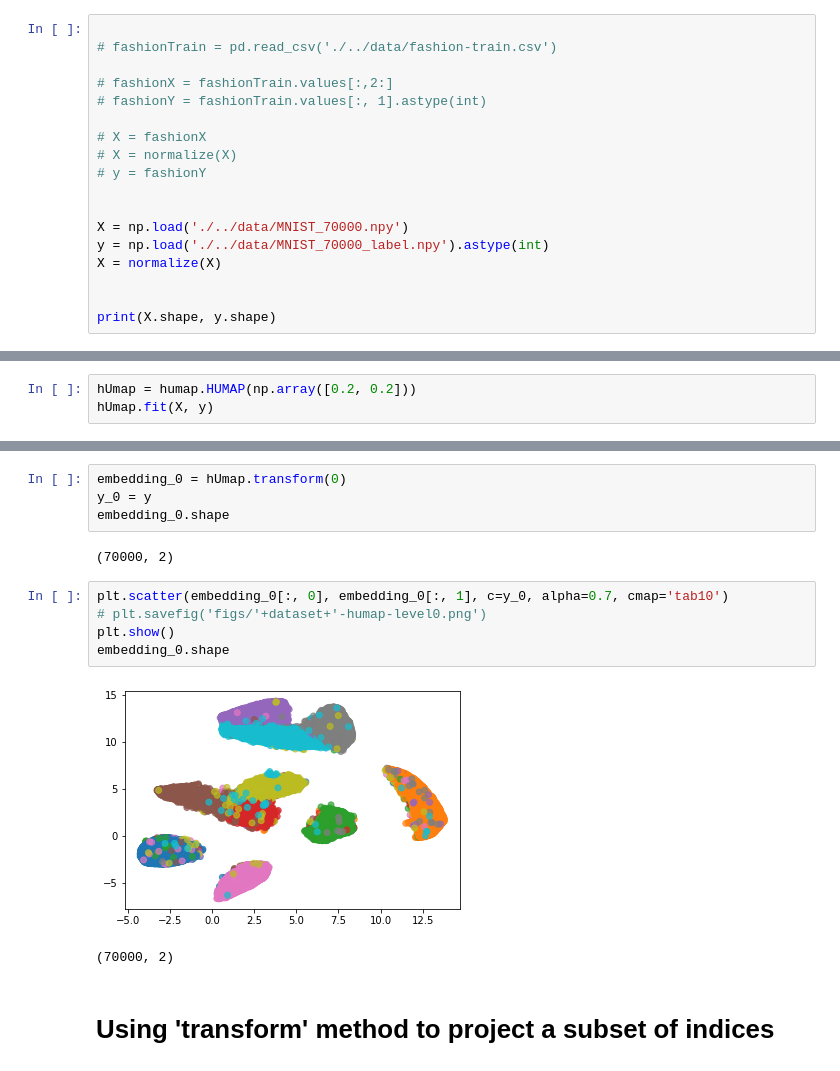
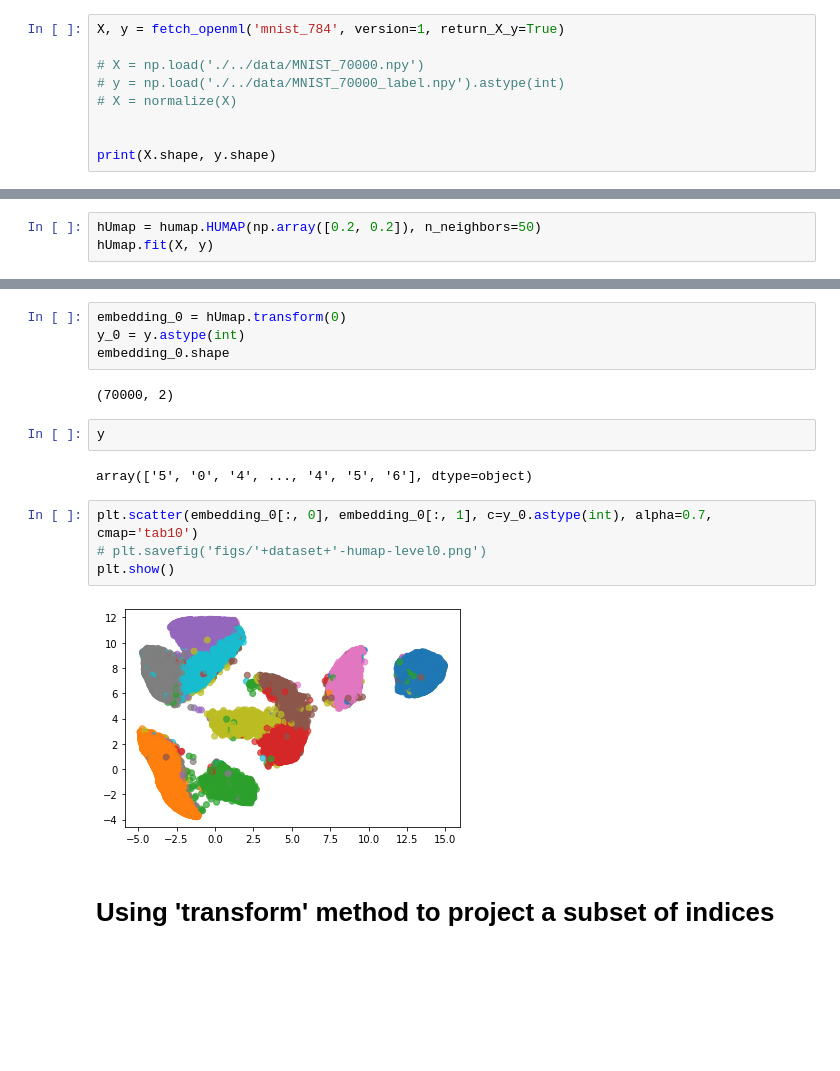
Before and after one commit to wilsonjr/humap, a Jupyter notebook: notebooks/Hierarchical-Exploration-with-HUMAP.ipynb, the cells around one changed output, grey strips where cells are left out. Drawn from its saved outputs; the diff is of its cells as text; blank space fills up the shorter version.

```diff
--- a/notebooks/Hierarchical-Exploration-with-HUMAP.ipynb
+++ b/notebooks/Hierarchical-Exploration-with-HUMAP.ipynb
@@ -12,25 +13,16 @@ from sklearn.preprocessing import normalize
 # %%
+X, y = fetch_openml('mnist_784', version=1, return_X_y=True)
 
-# fashionTrain = pd.read_csv('./../data/fashion-train.csv')
-
-# fashionX = fashionTrain.values[:,2:]
-# fashionY = fashionTrain.values[:, 1].astype(int)
-
-# X = fashionX
+# X = np.load('./../data/MNIST_70000.npy')
+# y = np.load('./../data/MNIST_70000_label.npy').astype(int)
 # X = normalize(X)
-# y = fashionY
-
-
-X = np.load('./../data/MNIST_70000.npy')
-y = np.load('./../data/MNIST_70000_label.npy').astype(int)
-X = normalize(X)
 
 
 print(X.shape, y.shape)
 # %% [output]
 (70000, 784) (70000,)
 # %%
-hUmap = humap.HUMAP(np.array([0.2, 0.2]))
+hUmap = humap.HUMAP(np.array([0.2, 0.2]), n_neighbors=50)
 hUmap.fit(X, y)
 # %%
 X_2 = X[hUmap.original_indices(2), :]
@@ -63,17 +55,19 @@ plt.show()
 # %%
 embedding_0 = hUmap.transform(0)
-y_0 = y
+y_0 = y.astype(int)
 embedding_0.shape
 # %% [output]
 (70000, 2)
+# %%
+y
+# %% [output]
+array(['5', '0', '4', ..., '4', '5', '6'], dtype=object)
 # %%
-plt.scatter(embedding_0[:, 0], embedding_0[:, 1], c=y_0, alpha=0.7, cmap='tab10')
+plt.scatter(embedding_0[:, 0], embedding_0[:, 1], c=y_0.astype(int), alpha=0.7, cmap='tab10')
 # plt.savefig('figs/'+dataset+'-humap-level0.png')
 plt.show()
-embedding_0.shape
 # %% [output]
-[figure, old version]
+[figure, new version]
-(70000, 2)
 # %% [markdown]
 # Using 'transform' method to project a subset of indices
 # %% [markdown]
```
Also changed, not shown: parts of 3 cells of this notebook, 2 other files.
